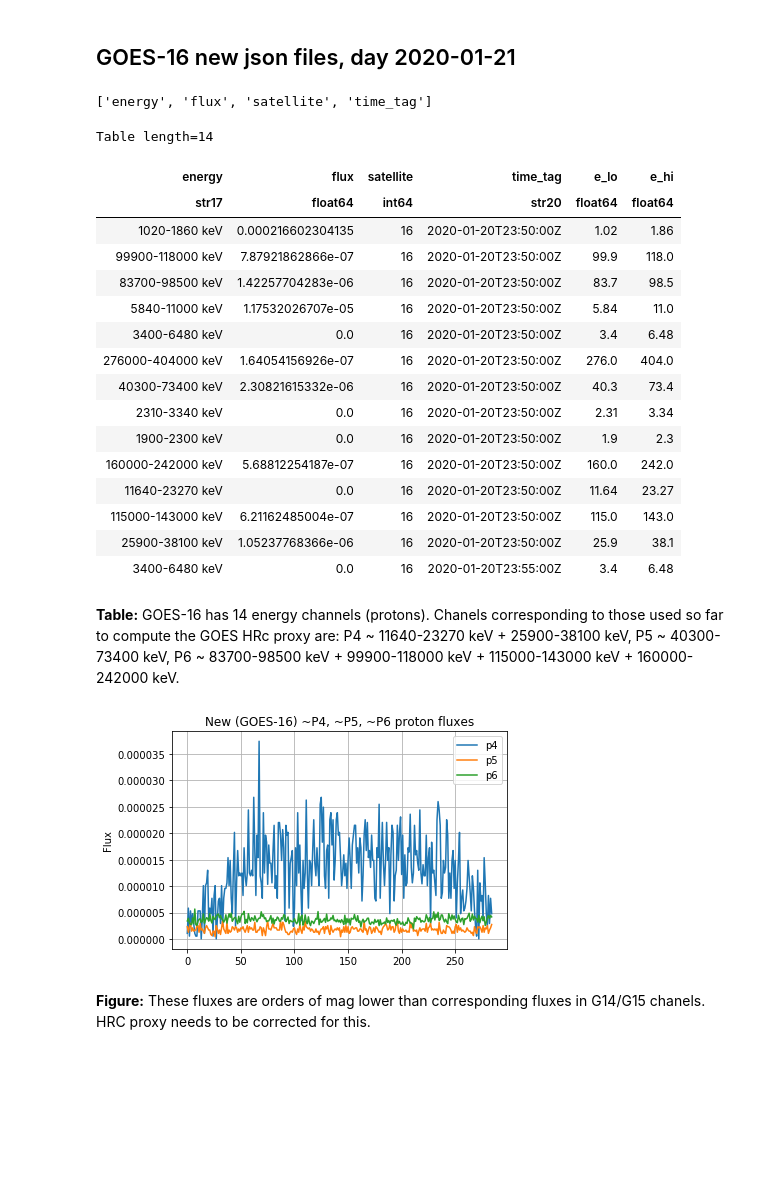
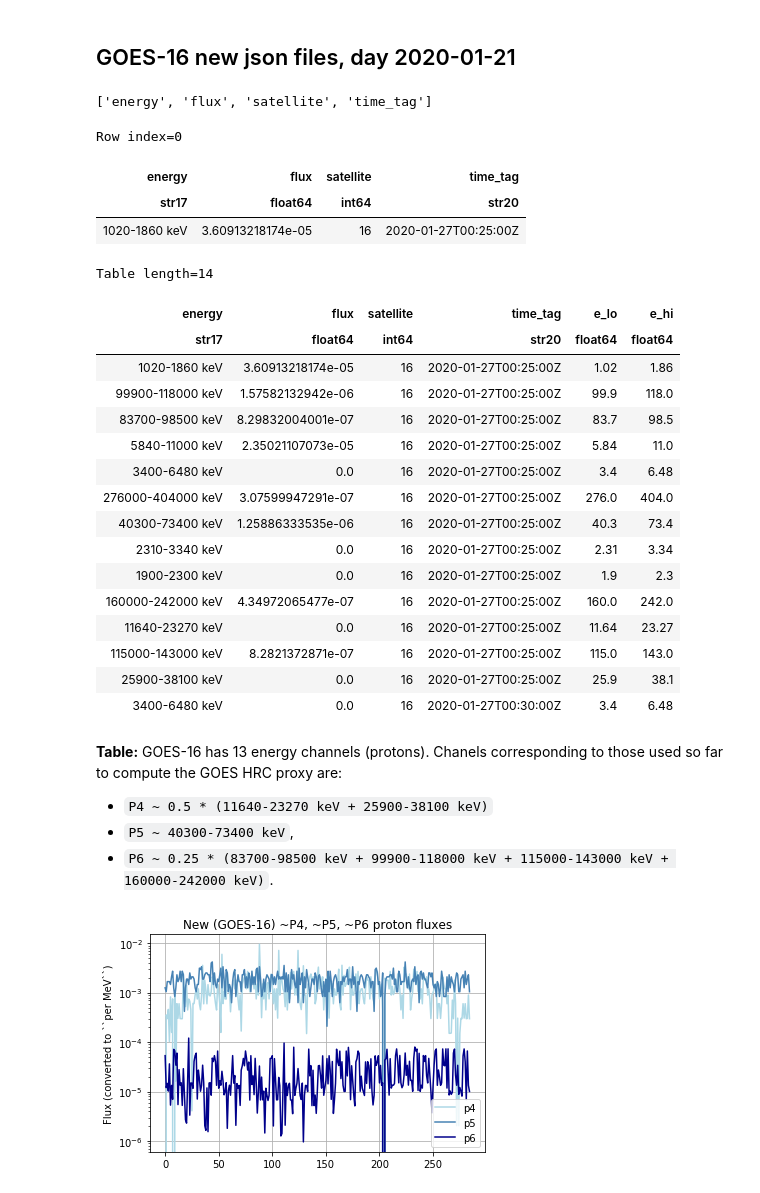
Before and after one commit to chandra-mta/mtanb, a Jupyter notebook: g16-hrc-proxy/g16-hrc-proxy.ipynb, the cells around one changed output. Saved outputs shown, nothing was run; the diff lists cells and outputs as text; code cells hidden in the pictures; blank space fills up the shorter version.

Commit message:
Corrected mistake in calc G-16 P4, P5, P6 channels and flux units

```diff
--- a/g16-hrc-proxy/g16-hrc-proxy.ipynb
+++ b/g16-hrc-proxy/g16-hrc-proxy.ipynb
@@ -215,9 +231,20 @@ with open('20200121-g16-1-day.json') as json_file:
+# %%
+json_url = requests.get(f'{URL}/differential-protons-1-day.json')
+data = json_url.json()
 # %%
 t = Table(data)
+# %%
+# flux per keV, not per MeV as before
+t.colnames
+# %% [output]
+['energy', 'flux', 'satellite', 'time_tag']
 # %%
-t.colnames
+t[0]
 # %% [output]
-['energy', 'flux', 'satellite', 'time_tag']
+Row index=0
+| energy | flux | satellite | time_tag |
+| str17 | float64 | int64 | str20 |
+| 1020-1860 keV | 3.60913218174e-05 | 16 | 2020-01-27T00:25:00Z |
 # %%
 elos = []
 ehis = []
@@ -237,22 +264,25 @@ t[:14]
 Table length=14
 | energy | flux | satellite | time_tag | e_lo | e_hi |
 | str17 | float64 | int64 | str20 | float64 | float64 |
-| 1020-1860 keV | 0.000216602304135 | 16 | 2020-01-20T23:50:00Z | 1.02 | 1.86 |
-| 99900-118000 keV | 7.87921862866e-07 | 16 | 2020-01-20T23:50:00Z | 99.9 | 118.0 |
-| 83700-98500 keV | 1.42257704283e-06 | 16 | 2020-01-20T23:50:00Z | 83.7 | 98.5 |
-| 5840-11000 keV | 1.17532026707e-05 | 16 | 2020-01-20T23:50:00Z | 5.84 | 11.0 |
-| 3400-6480 keV | 0.0 | 16 | 2020-01-20T23:50:00Z | 3.4 | 6.48 |
-| 276000-404000 keV | 1.64054156926e-07 | 16 | 2020-01-20T23:50:00Z | 276.0 | 404.0 |
-| 40300-73400 keV | 2.30821615332e-06 | 16 | 2020-01-20T23:50:00Z | 40.3 | 73.4 |
-| 2310-3340 keV | 0.0 | 16 | 2020-01-20T23:50:00Z | 2.31 | 3.34 |
-| 1900-2300 keV | 0.0 | 16 | 2020-01-20T23:50:00Z | 1.9 | 2.3 |
-| 160000-242000 keV | 5.68812254187e-07 | 16 | 2020-01-20T23:50:00Z | 160.0 | 242.0 |
-| 11640-23270 keV | 0.0 | 16 | 2020-01-20T23:50:00Z | 11.64 | 23.27 |
-| 115000-143000 keV | 6.21162485004e-07 | 16 | 2020-01-20T23:50:00Z | 115.0 | 143.0 |
-| 25900-38100 keV | 1.05237768366e-06 | 16 | 2020-01-20T23:50:00Z | 25.9 | 38.1 |
-| 3400-6480 keV | 0.0 | 16 | 2020-01-20T23:55:00Z | 3.4 | 6.48 |
+| 1020-1860 keV | 3.60913218174e-05 | 16 | 2020-01-27T00:25:00Z | 1.02 | 1.86 |
+| 99900-118000 keV | 1.57582132942e-06 | 16 | 2020-01-27T00:25:00Z | 99.9 | 118.0 |
+| 83700-98500 keV | 8.29832004001e-07 | 16 | 2020-01-27T00:25:00Z | 83.7 | 98.5 |
+| 5840-11000 keV | 2.35021107073e-05 | 16 | 2020-01-27T00:25:00Z | 5.84 | 11.0 |
+| 3400-6480 keV | 0.0 | 16 | 2020-01-27T00:25:00Z | 3.4 | 6.48 |
+| 276000-404000 keV | 3.07599947291e-07 | 16 | 2020-01-27T00:25:00Z | 276.0 | 404.0 |
+| 40300-73400 keV | 1.25886333535e-06 | 16 | 2020-01-27T00:25:00Z | 40.3 | 73.4 |
+| 2310-3340 keV | 0.0 | 16 | 2020-01-27T00:25:00Z | 2.31 | 3.34 |
+| 1900-2300 keV | 0.0 | 16 | 2020-01-27T00:25:00Z | 1.9 | 2.3 |
+| 160000-242000 keV | 4.34972065477e-07 | 16 | 2020-01-27T00:25:00Z | 160.0 | 242.0 |
+| 11640-23270 keV | 0.0 | 16 | 2020-01-27T00:25:00Z | 11.64 | 23.27 |
+| 115000-143000 keV | 8.2821372871e-07 | 16 | 2020-01-27T00:25:00Z | 115.0 | 143.0 |
+| 25900-38100 keV | 0.0 | 16 | 2020-01-27T00:25:00Z | 25.9 | 38.1 |
+| 3400-6480 keV | 0.0 | 16 | 2020-01-27T00:30:00Z | 3.4 | 6.48 |
 # %% [markdown]
-__Table:__ GOES-16 has 14 energy channels (protons). Chanels corresponding to those used so far to compute the GOES HRc proxy are: P4 ~ 11640-23270 keV + 25900-38100 keV, P5 ~ 40300-73400 keV, P6 ~ 83700-98500 keV + 99900-118000 keV + 115000-143000 keV + 160000-242000 keV.
+__Table:__ GOES-16 has 13 energy channels (protons). Chanels corresponding to those used so far to compute the GOES HRC proxy are:
+  * ``P4 ~ 0.5 * (11640-23270 keV + 25900-38100 keV)``
+  * ``P5 ~ 40300-73400 keV``,
+  * ``P6 ~ 0.25 * (83700-98500 keV + 99900-118000 keV + 115000-143000 keV + 160000-242000 keV)``.
 # %%
 p4_flux = 0
 p5_flux = 0
@@ -263,11 +293,12 @@ time_tag = t['time_tag'][0]
 
 for entry in t:
     if entry['time_tag'] != time_tag:
-        rows.append(['p4', p4_flux, 16, time_tag, 11.6, 23.27])
-        rows.append(['p5', p5_flux, 16, time_tag, 40.3, 73.4])
-        rows.append(['p6', p6_flux, 16, time_tag, 83.7, 242])
-        new_hrc_proxy = calc_g16_hrc_proxy(p4_flux, p5_flux, p6_flux)
-        rows.append(['hrc_proxy', new_hrc_proxy, 16, time_tag, 11.6, 242])
+        rows.append(['p4', p4_flux * 1000, 16, time_tag, 11.6, 23.27])
+        rows.append(['p5', p5_flux * 1000, 16, time_tag, 40.3, 73.4])
+        rows.append(['p6', p6_flux * 1000, 16, time_tag, 83.7, 242])
+        # Convert fluxes from ``per keV`` to ``per MeV``
+        hrc_proxy = calc_hrc_proxy(p4_flux * 1000, p5_flux * 1000, p6_flux * 1000)
+        rows.append(['hrc_proxy', hrc_proxy, 16, time_tag, 11.6, 242])
         p4_flux = 0
         p5_flux = 0
         p6_flux = 0
@@ -280,24 +311,27 @@ for entry in t:
     if entry['energy'] in ('83700-98500 keV', '99900-118000 keV',
                            '115000-143000 keV', '160000-242000 keV'):
         p6_flux += entry['flux']
+
+    # Averages
+    p4_flux /= 2
+    p6_flux /= 4
 # %%
 for row in rows:
     t.add_row(row)
 # %%
 ok = t['energy'] == 'p4'
-plt.plot(t['flux'][ok], label='p4')
+plt.plot(t['flux'][ok], 'lightblue', label='p4')
 
 ok = t['energy'] == 'p5'
-plt.plot(t['flux'][ok], label='p5')
+plt.plot(t['flux'][ok], 'steelblue', label='p5')
 
 ok = t['energy'] == 'p6'
-plt.plot(t['flux'][ok], label='p6')
+plt.plot(t['flux'][ok], 'darkblue', label='p6')
 
 plt.legend()
-plt.ylabel('Flux')
+plt.ylabel('Flux (converted to ``per MeV``)')
 plt.title('New (GOES-16) ~P4, ~P5, ~P6 proton fluxes')
+plt.yscale('log')
 plt.grid()
 # %% [output]
-[figure, old version]
+[figure, new version]
-# %% [markdown]
-__Figure:__ These fluxes are orders of mag lower than corresponding fluxes in G14/G15 chanels. HRC proxy needs to be corrected for this.
```
Also changed, not shown: parts of 43 cells of this notebook.
